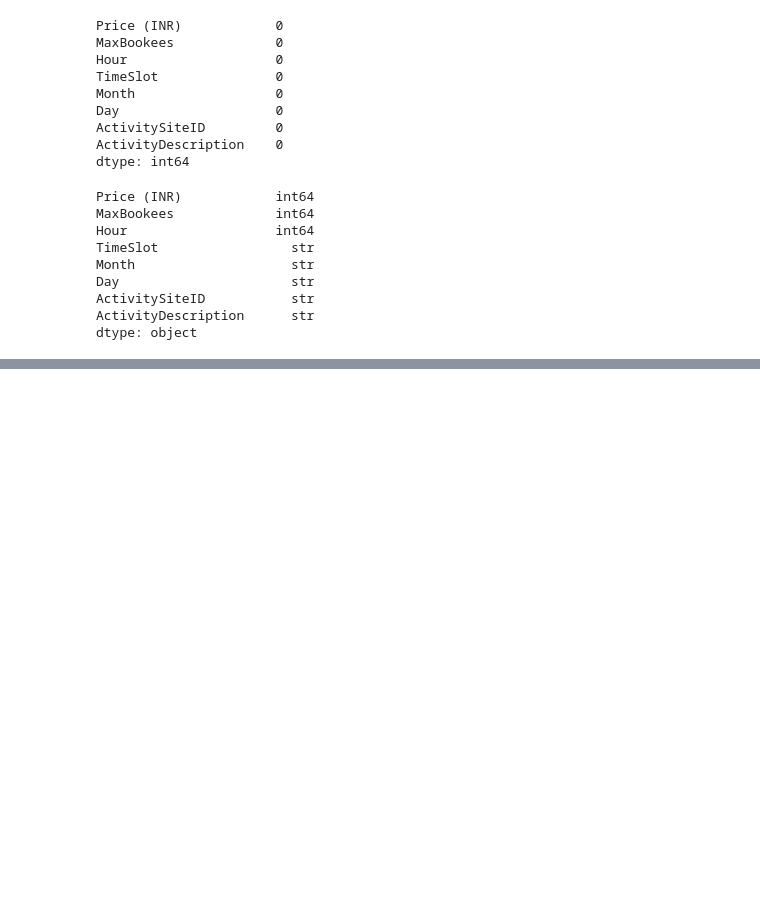
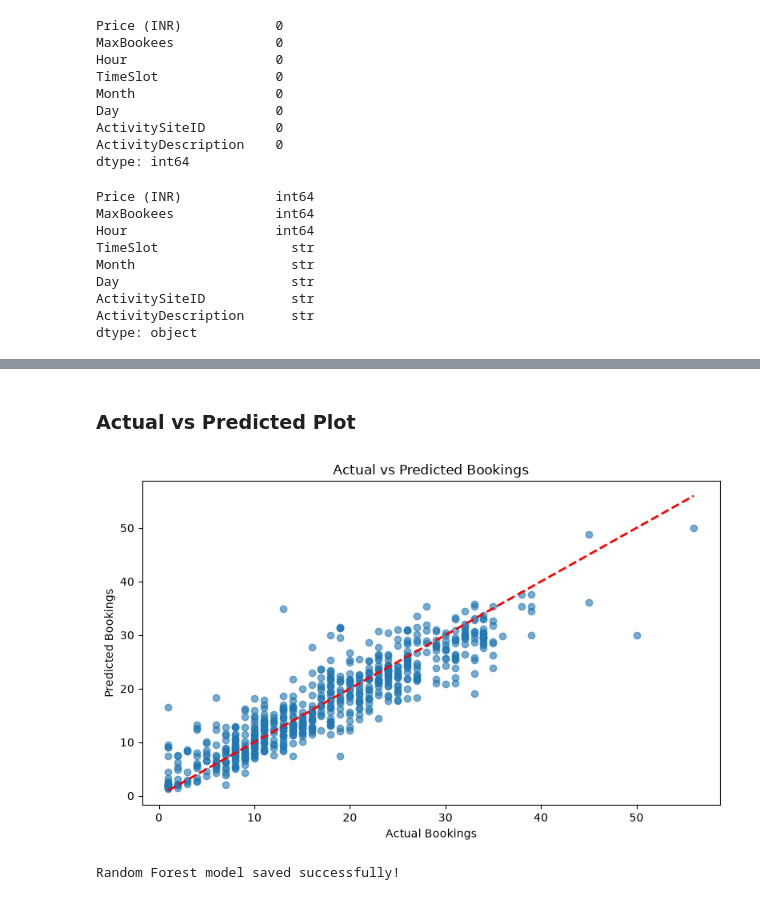
Before and after one commit to mulejivan61-oss/Dynamic-pricing-strategies-for-fitness-classes, a Jupyter notebook: 03_Price_Elasticity.ipynb, the cells around one changed output, grey strips where cells are left out. Cells and saved outputs as stored; diff of their text form; code cells hidden in the pictures; blank space fills up the shorter version.

```diff
--- a/03_Price_Elasticity.ipynb
+++ b/03_Price_Elasticity.ipynb
@@ -158,0 +386,32 @@ plt.show()
+# %% [markdown]
+### Actual vs Predicted Plot
+# %%
+plt.figure(figsize=(8,5))
+
+plt.scatter(y_test, y_pred_best, alpha=0.6)
+
+plt.plot(
+    [y_test.min(), y_test.max()],
+    [y_test.min(), y_test.max()],
+    'r--',
+    linewidth=2
+)
+
+plt.title("Actual vs Predicted Bookings")
+plt.xlabel("Actual Bookings")
+plt.ylabel("Predicted Bookings")
+
+plt.tight_layout()
+
+plt.show()
+# %% [output]
+[figure, added]
+# %%
+import joblib
+
+# Save Best Random Forest Model
+joblib.dump(best_rf, "best_rf_model.pkl")
+
+print("Random Forest model saved successfully!")
+# %% [output]
+Random Forest model saved successfully!
```
Also changed, not shown: parts of 32 cells of this notebook, 5 other files.
